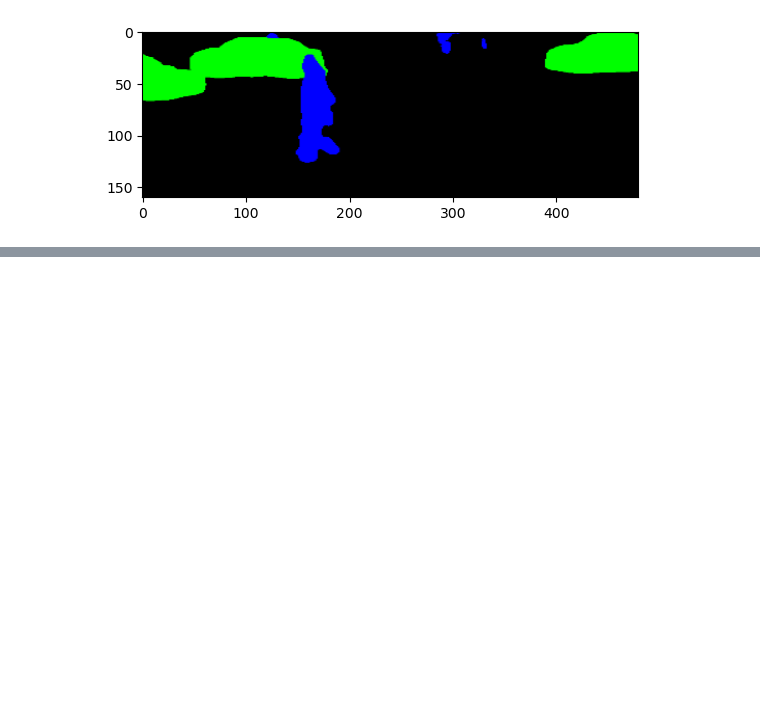
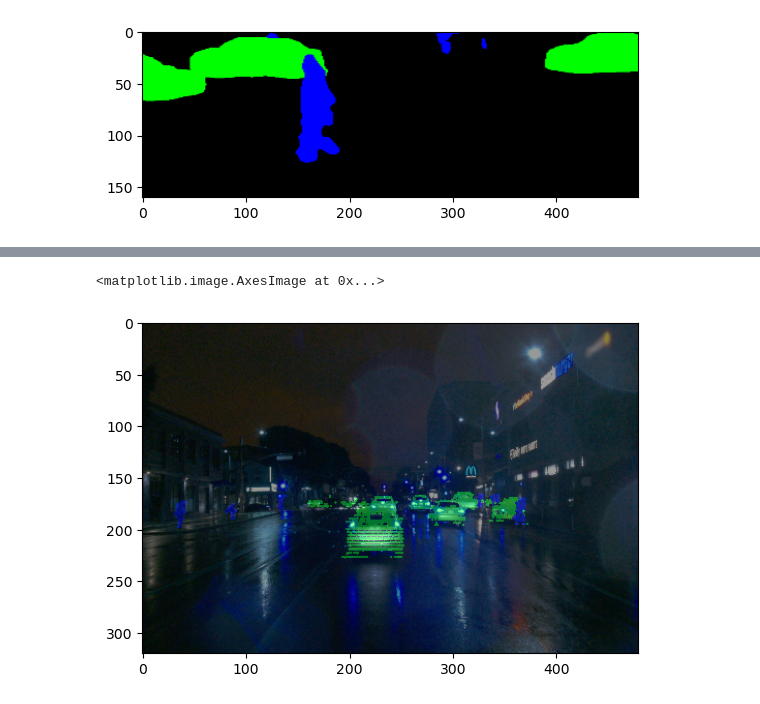
Before and after one commit to Claud1234/CLFT, a Jupyter notebook: ipython/make_qualitative_images -Copy1.ipynb, the cells around one changed output, grey strips where cells are left out. Saved outputs shown, nothing was run; the diff lists cells and outputs as text; code cells hidden in the pictures; blank space fills up the shorter version.

```diff
--- a/ipython/make_qualitative_images -Copy1.ipynb
+++ b/ipython/make_qualitative_images -Copy1.ipynb
@@ -245,0 +299,20 @@ plt.imshow(overlay)
+# %%
+waymo_anno = cv2.imread('/home/autolab/Data/waymo/labeled/night/rain/annotation_relabel_rgb/segment-9320169289978396279_1040_000_1060_000_with_camera_labels_0000000197.png')
+# %%
+mask_0 = np.where(np.all(waymo_anno == [0, 0, 0],axis=2))
+mask_1 = np.where(np.all(waymo_anno == [1, 1, 1],axis=2))
+mask_2 = np.where(np.all(waymo_anno == [2, 2, 2],axis=2))
+mask_3 = np.where(np.all(waymo_anno == [3, 3, 3],axis=2))
+# %%
+waymo_anno[mask_0[0], mask_0[1]] = [0,0,0]
+waymo_anno[mask_1[0], mask_1[1]] = [0,255,0]
+waymo_anno[mask_2[0], mask_2[1]] = [0,0,255]
+waymo_anno[mask_3[0], mask_3[1]] = [0,0,0]
+# %%
+ol = image_overlay(waymo_rgb, waymo_anno)
+# %%
+cv2.imwrite('night_rain_ovelay.png', ol)
+plt.imshow(ol)
+# %% [output]
+<matplotlib.image.AxesImage at 0x...>
+[figure, added]
```
Also changed, not shown: parts of 17 cells of this notebook, 14 other files.
